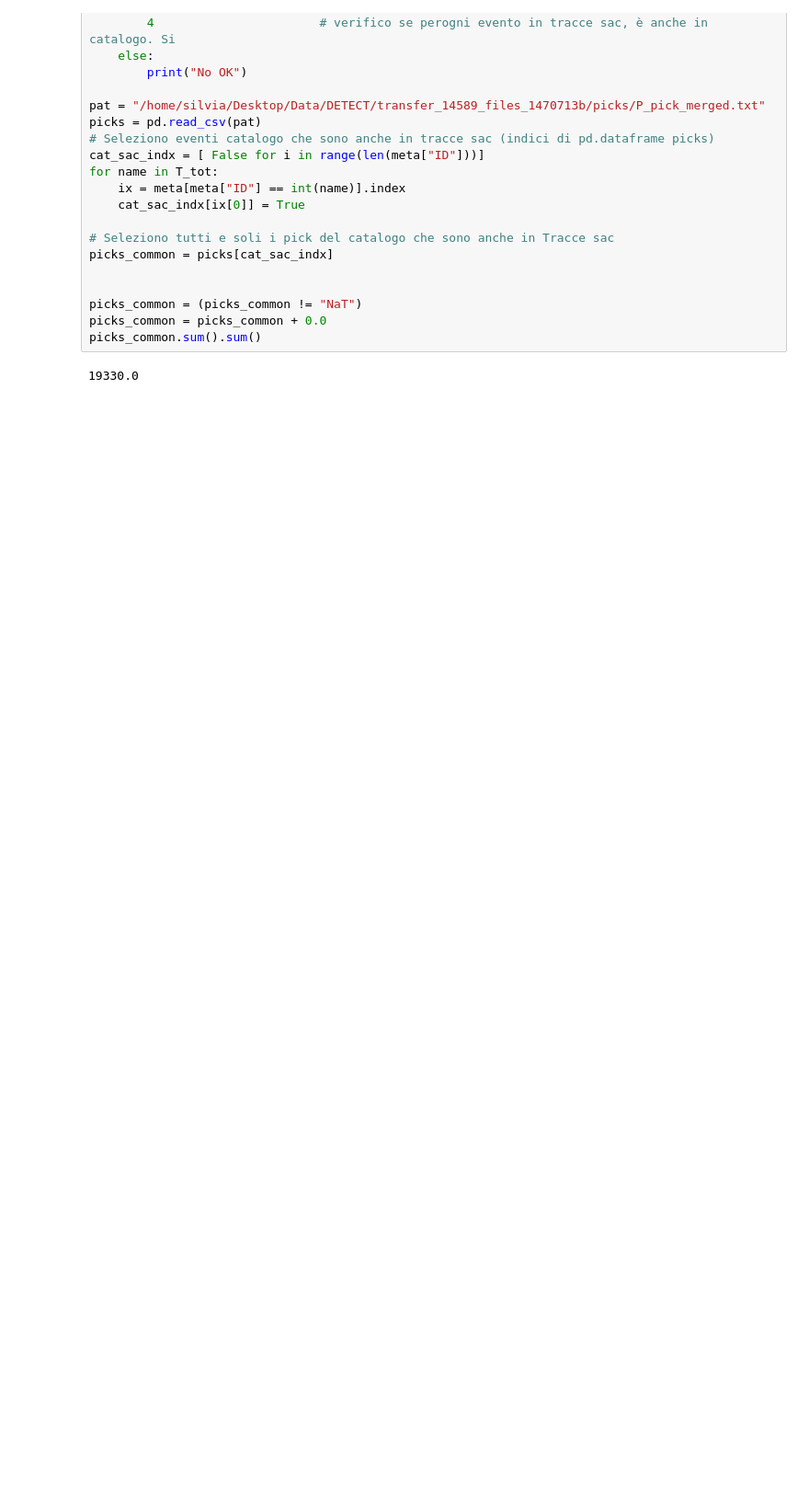
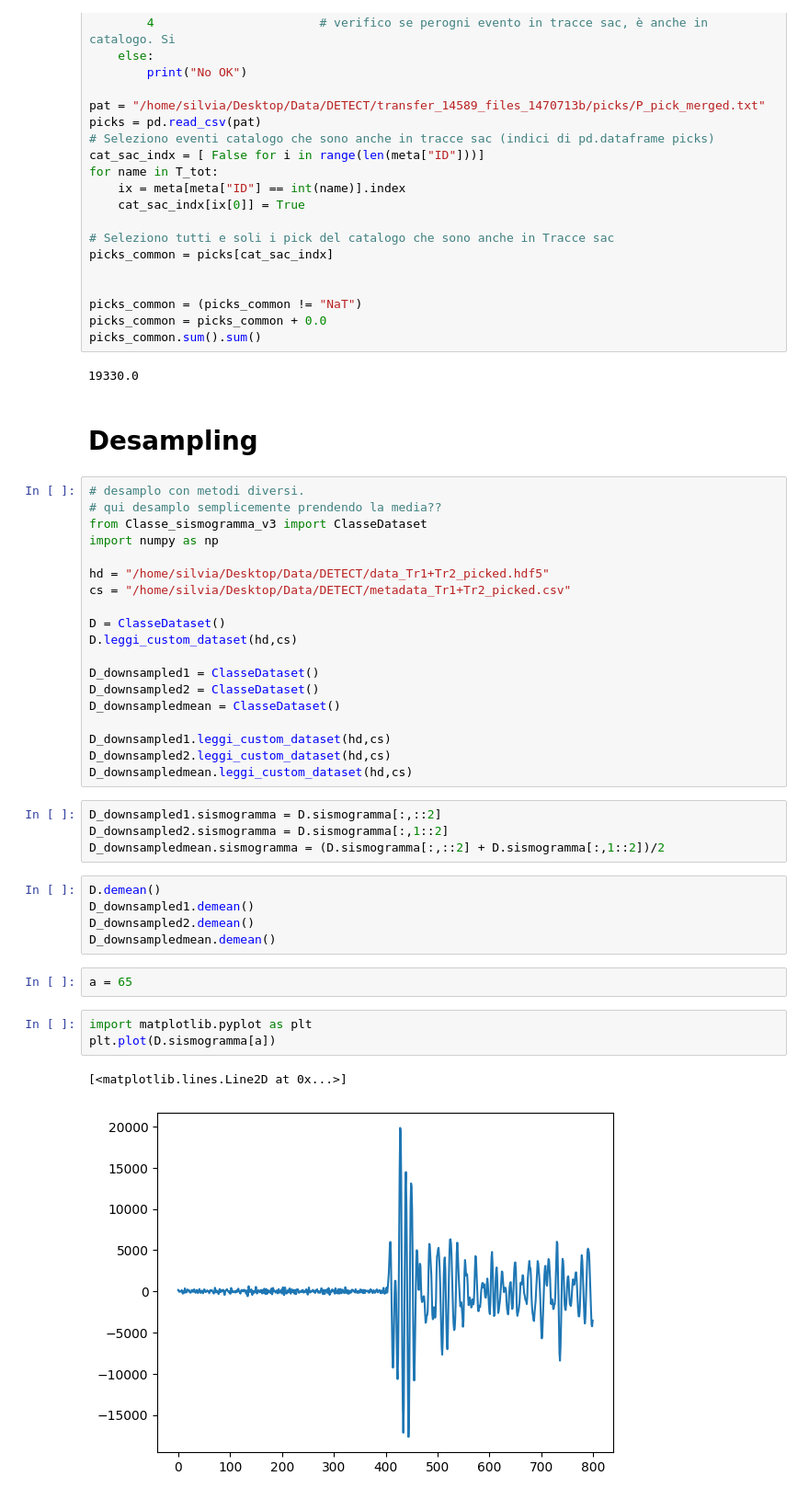
Before and after one commit to Nemenick/primoprogetto, a Jupyter notebook: Codici/_DETECT.ipynb, the cells around one changed output. Shown at 92% size. Drawn from its saved outputs; the diff is of its cells as text; blank space fills up the shorter version.

```diff
--- a/Codici/_DETECT.ipynb
+++ b/Codici/_DETECT.ipynb
@@ -299,3 +299,41 @@ picks_common = picks_common + 0.0
 picks_common.sum().sum()
 # %% [output]
 19330.0
+# %% [markdown]
+# Desampling
+# %%
+# desamplo con metodi diversi.
+# qui desamplo semplicemente prendendo la media??
+from Classe_sismogramma_v3 import ClasseDataset
+import numpy as np
+
+hd = "/home/silvia/Desktop/Data/DETECT/data_Tr1+Tr2_picked.hdf5"
+cs = "/home/silvia/Desktop/Data/DETECT/metadata_Tr1+Tr2_picked.csv"
+
+D = ClasseDataset()
+D.leggi_custom_dataset(hd,cs)
+
+D_downsampled1 = ClasseDataset()
+D_downsampled2 = ClasseDataset()
+D_downsampledmean = ClasseDataset()
+
+D_downsampled1.leggi_custom_dataset(hd,cs)
+D_downsampled2.leggi_custom_dataset(hd,cs)
+D_downsampledmean.leggi_custom_dataset(hd,cs)
+# %%
+D_downsampled1.sismogramma = D.sismogramma[:,::2]
+D_downsampled2.sismogramma = D.sismogramma[:,1::2]
+D_downsampledmean.sismogramma = (D.sismogramma[:,::2] + D.sismogramma[:,1::2])/2
+# %%
+D.demean()
+D_downsampled1.demean()
+D_downsampled2.demean()
+D_downsampledmean.demean()
+# %%
+a = 65
+# %%
+import matplotlib.pyplot as plt
+plt.plot(D.sismogramma[a])
+# %% [output]
+[<matplotlib.lines.Line2D at 0x...>]
+[figure, added]
```
Also changed, not shown: parts of 8 cells of this notebook, 5 other files.
